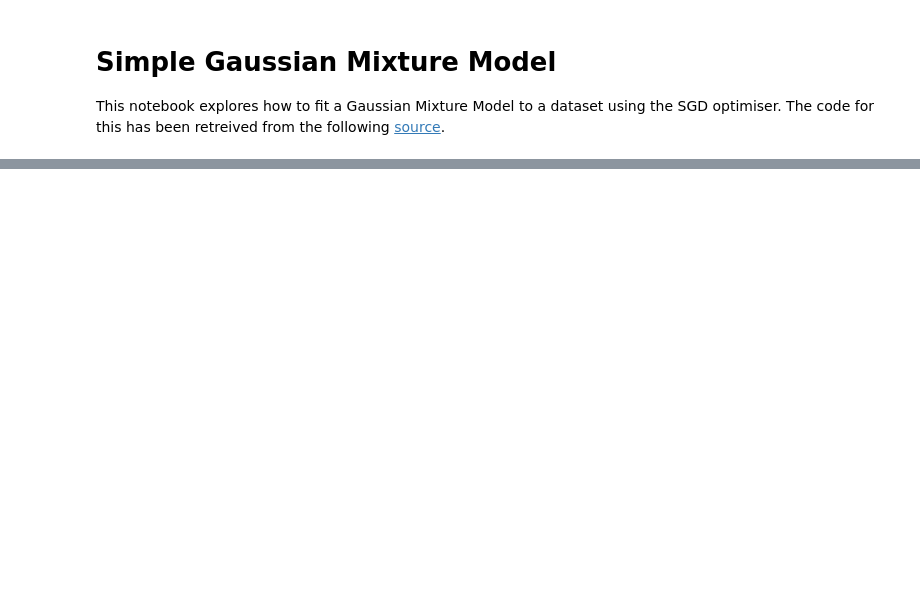
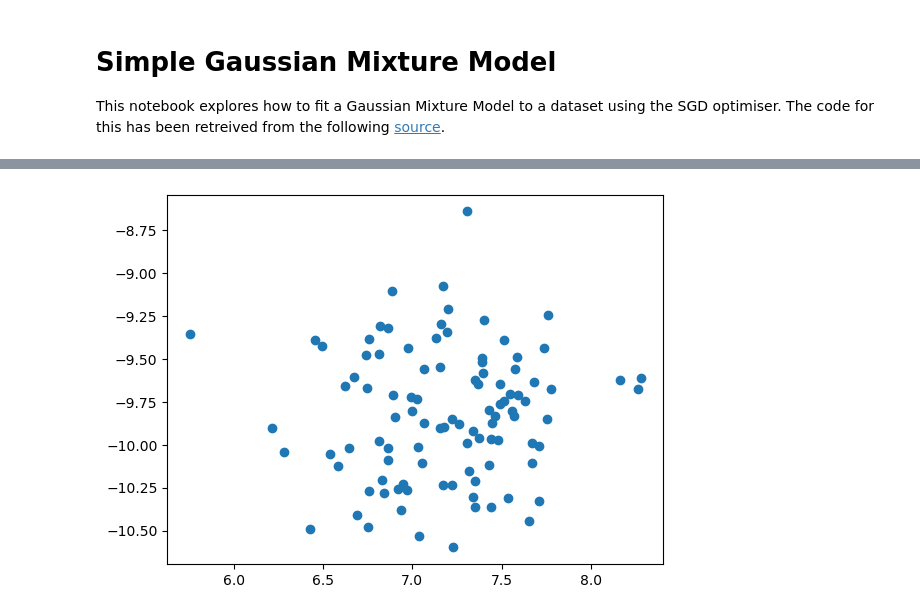
Before and after one commit to PatrickTourniaire/Negative-Gaussian-Mixture-Model, a Jupyter notebook: notebooks/gaussian_mixture_model.ipynb, the cells around one changed output, grey strips where cells are left out. Cells and saved outputs as stored; diff of their text form; code cells hidden in the pictures; blank space fills up the shorter version.

```diff
--- a/notebooks/gaussian_mixture_model.ipynb
+++ b/notebooks/gaussian_mixture_model.ipynb
@@ -191,0 +175,5 @@ plt.show()
+# %%
+plt.scatter(features[:,0], features[:,1])
+plt.show()
+# %% [output]
+[figure, added]
```
Also changed, not shown: parts of 6 cells of this notebook, 18 other files.
